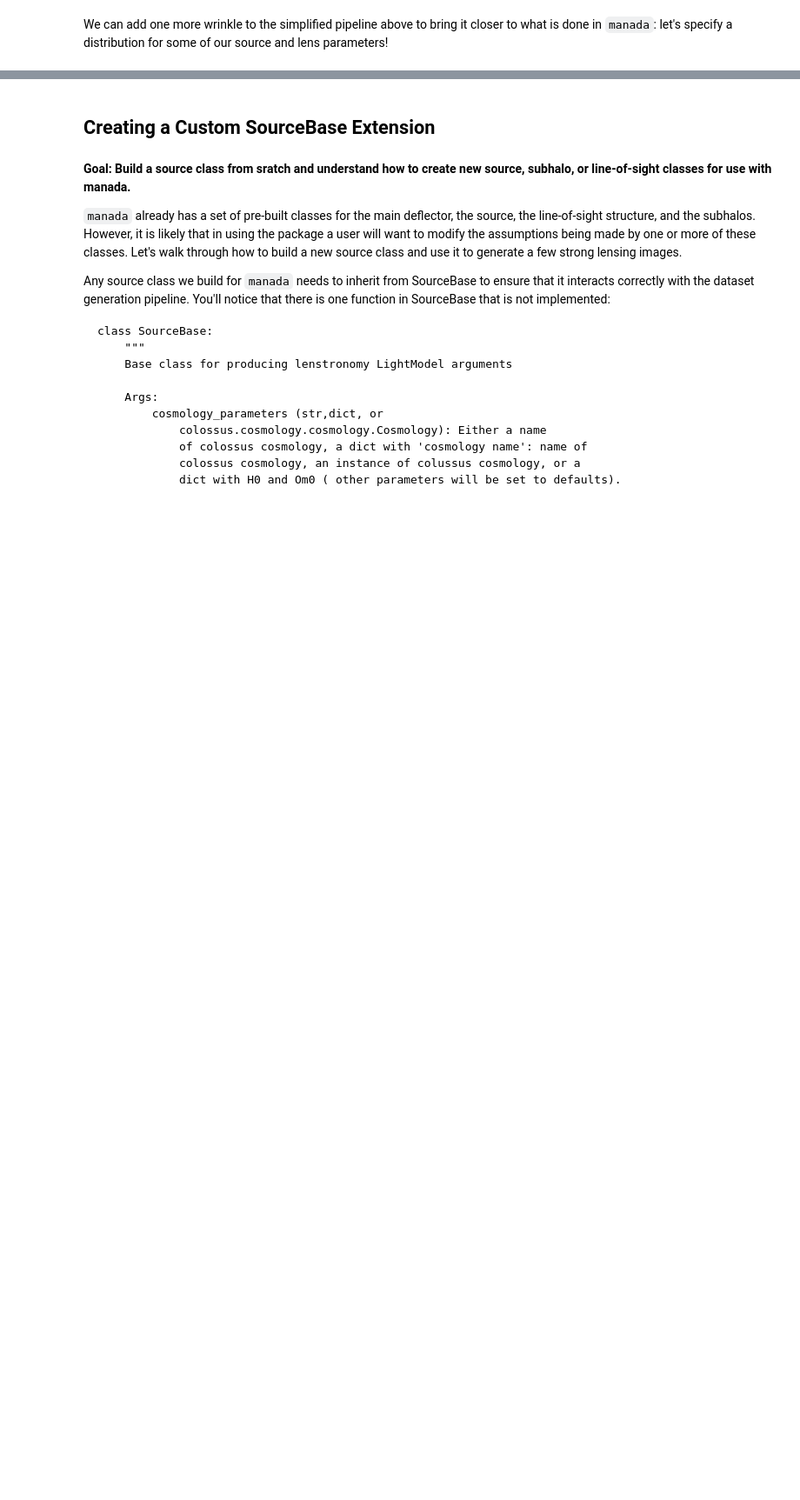
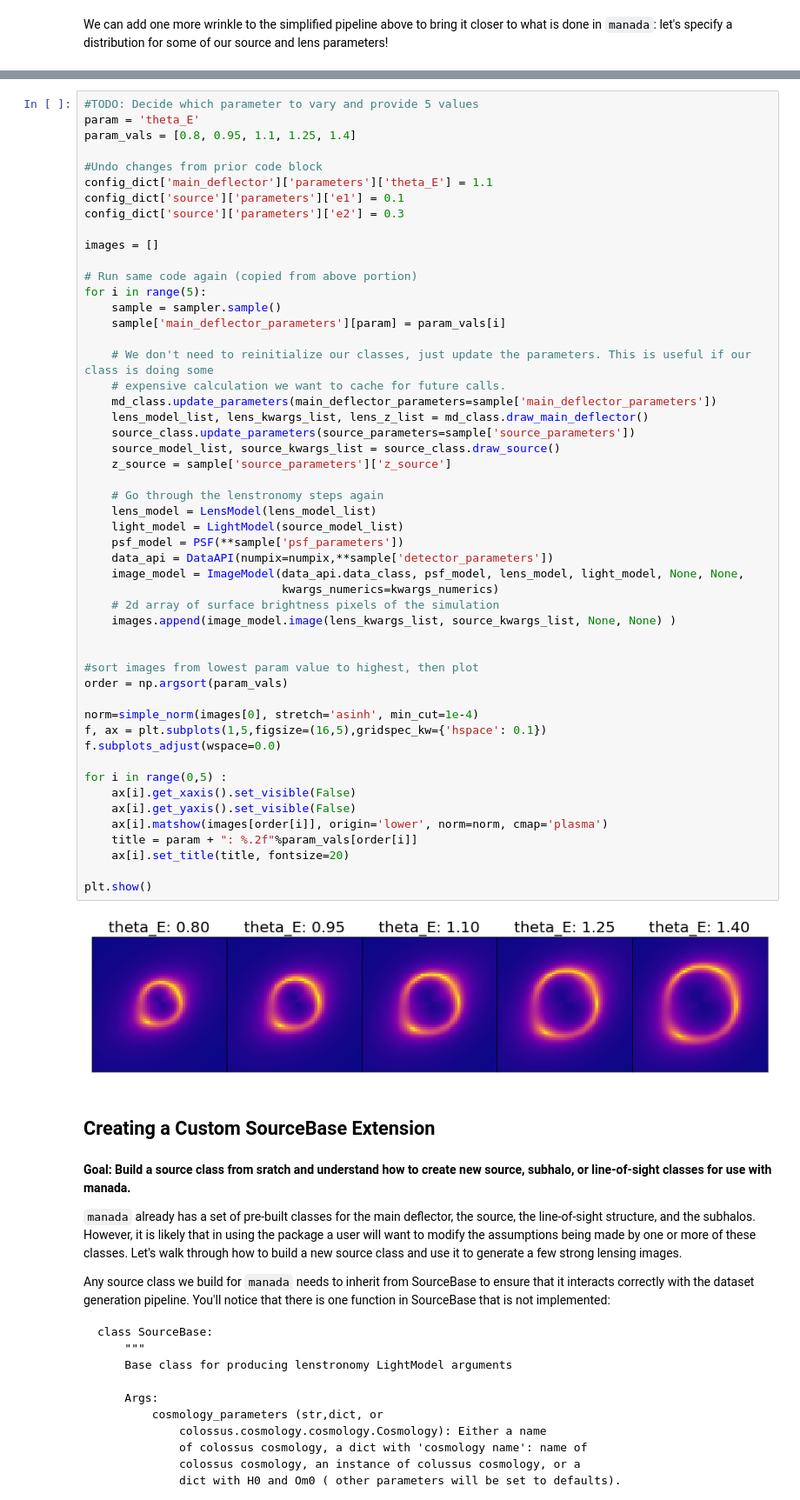
Before and after one commit to swagnercarena/paltas, a Jupyter notebook: notebooks/Understanding_Manada_Pipeline.ipynb, the cells around one changed output, grey strips where cells are left out. Shown at 87% size. Drawn from its saved outputs; the diff is of its cells as text; blank space fills up the shorter version.

```diff
--- a/notebooks/Understanding_Manada_Pipeline.ipynb
+++ b/notebooks/Understanding_Manada_Pipeline.ipynb
@@ -294,3 +247,56 @@ for i in order :
+# %%
+#TODO: Decide which parameter to vary and provide 5 values
+param = 'theta_E'
+param_vals = [0.8, 0.95, 1.1, 1.25, 1.4]
+
+#Undo changes from prior code block
+config_dict['main_deflector']['parameters']['theta_E'] = 1.1
+config_dict['source']['parameters']['e1'] = 0.1
+config_dict['source']['parameters']['e2'] = 0.3
+
+images = []
+
+# Run same code again (copied from above portion)
+for i in range(5):
+	sample = sampler.sample()
+	sample['main_deflector_parameters'][param] = param_vals[i]
+
+    # We don't need to reinitialize our classes, just update the parameters. This is useful if our class is doing some
+    # expensive calculation we want to cache for future calls.
+	md_class.update_parameters(main_deflector_parameters=sample['main_deflector_parameters'])
+	lens_model_list, lens_kwargs_list, lens_z_list = md_class.draw_main_deflector()
+	source_class.update_parameters(source_parameters=sample['source_parameters'])
+	source_model_list, source_kwargs_list = source_class.draw_source()
+	z_source = sample['source_parameters']['z_source']
+
+	# Go through the lenstronomy steps again
+	lens_model = LensModel(lens_model_list)
+	light_model = LightModel(source_model_list)
+	psf_model = PSF(**sample['psf_parameters'])
+	data_api = DataAPI(numpix=numpix,**sample['detector_parameters'])
+	image_model = ImageModel(data_api.data_class, psf_model, lens_model, light_model, None, None,
+                             kwargs_numerics=kwargs_numerics)
+    # 2d array of surface brightness pixels of the simulation
+	images.append(image_model.image(lens_kwargs_list, source_kwargs_list, None, None) )
+
+
+#sort images from lowest param value to highest, then plot
+order = np.argsort(param_vals)
+
+norm=simple_norm(images[0], stretch='asinh', min_cut=1e-4)
+f, ax = plt.subplots(1,5,figsize=(16,5),gridspec_kw={'hspace': 0.1})
+f.subplots_adjust(wspace=0.0)
+
+for i in range(0,5) :
+	ax[i].get_xaxis().set_visible(False)
+	ax[i].get_yaxis().set_visible(False)
+	ax[i].matshow(images[order[i]], origin='lower', norm=norm, cmap='plasma')
+	title = param + ": %.2f"%param_vals[order[i]]
+	ax[i].set_title(title, fontsize=20)
+
+plt.show()
+# %% [output]
+[figure, added]
 # %% [markdown]
 ## Creating a Custom SourceBase Extension <a class="anchor" id="source"></a>
 # %% [markdown]
```
Also changed, not shown: parts of 8 cells of this notebook, 6 other files.
